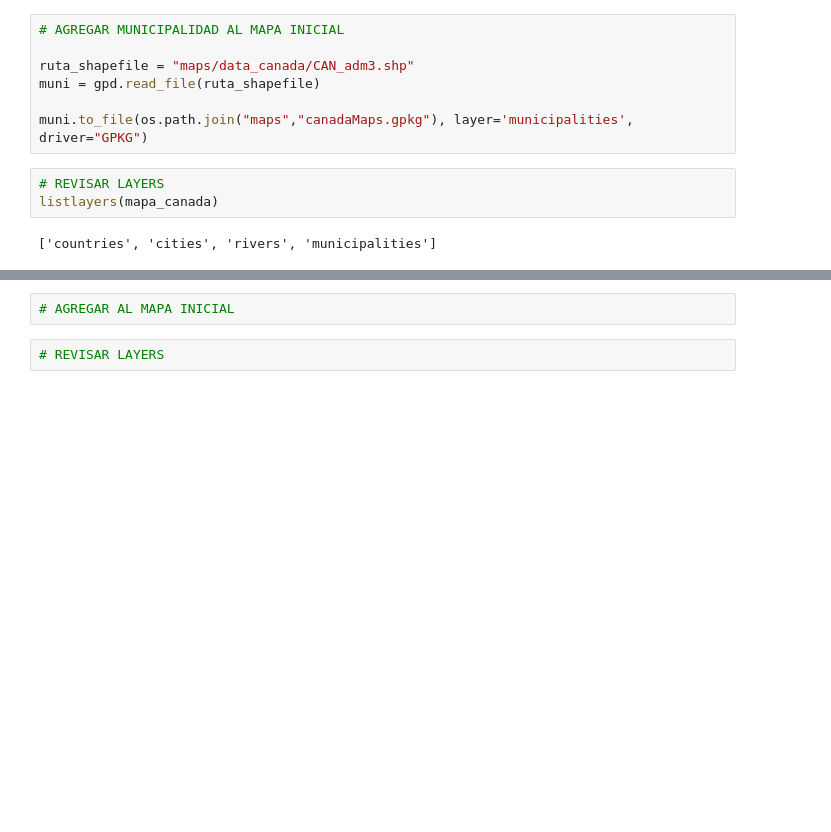
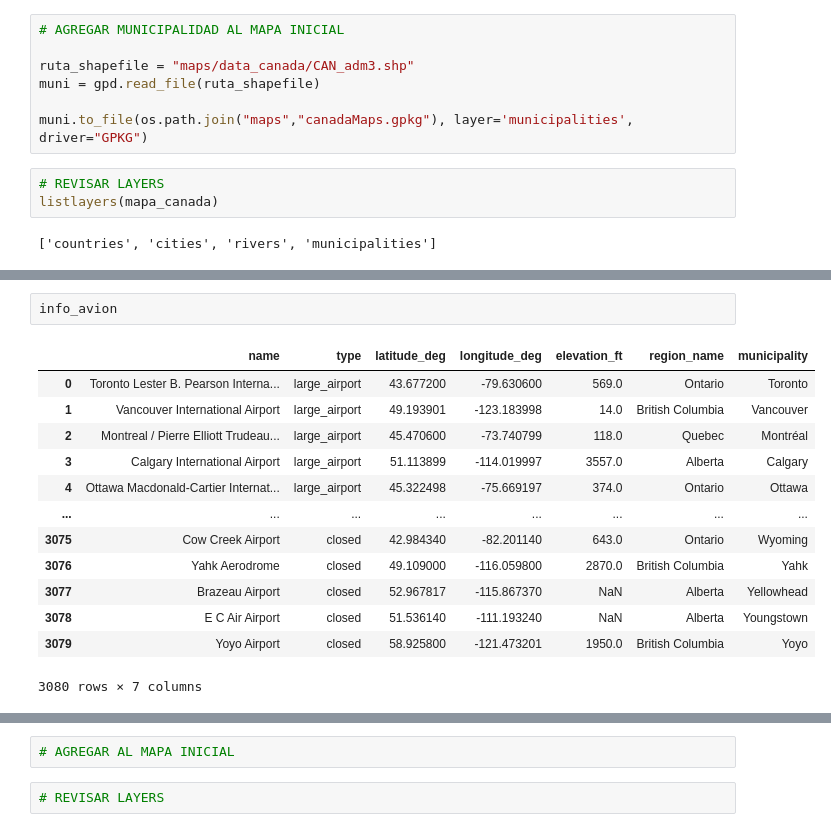
Before and after one commit to CarolinaPUCP/ACTI_FINAL, a Jupyter notebook: Untitled.ipynb, the cells around one changed output, grey strips where cells are left out. Cells and saved outputs as stored; diff of their text form; blank space fills up the shorter version.

```diff
--- a/Untitled.ipynb
+++ b/Untitled.ipynb
@@ -55,0 +102,16 @@ avion
+# %%
+info_avion
+# %% [output]
+|  | name | type | latitude_deg | longitude_deg | elevation_ft | region_name | municipality |
+| 0 | Toronto Lester B. Pearson Interna... | large_airport | 43.677200 | -79.630600 | 569.0 | Ontario | Toronto |
+| 1 | Vancouver International Airport | large_airport | 49.193901 | -123.183998 | 14.0 | British Columbia | Vancouver |
+| 2 | Montreal / Pierre Elliott Trudeau... | large_airport | 45.470600 | -73.740799 | 118.0 | Quebec | Montréal |
+| 3 | Calgary International Airport | large_airport | 51.113899 | -114.019997 | 3557.0 | Alberta | Calgary |
+| 4 | Ottawa Macdonald-Cartier Internat... | large_airport | 45.322498 | -75.669197 | 374.0 | Ontario | Ottawa |
+| ... | ... | ... | ... | ... | ... | ... | ... |
+| 3075 | Cow Creek Airport | closed | 42.984340 | -82.201140 | 643.0 | Ontario | Wyoming |
+| 3076 | Yahk Aerodrome | closed | 49.109000 | -116.059800 | 2870.0 | British Columbia | Yahk |
+| 3077 | Brazeau Airport | closed | 52.967817 | -115.867370 | NaN | Alberta | Yellowhead |
+| 3078 | E C Air Airport | closed | 51.536140 | -111.193240 | NaN | Alberta | Youngstown |
+| 3079 | Yoyo Airport | closed | 58.925800 | -121.473201 | 1950.0 | British Columbia | Yoyo |
+3080 rows × 7 columns
```
Also changed, not shown: parts of 16 cells of this notebook, 2 other files.
